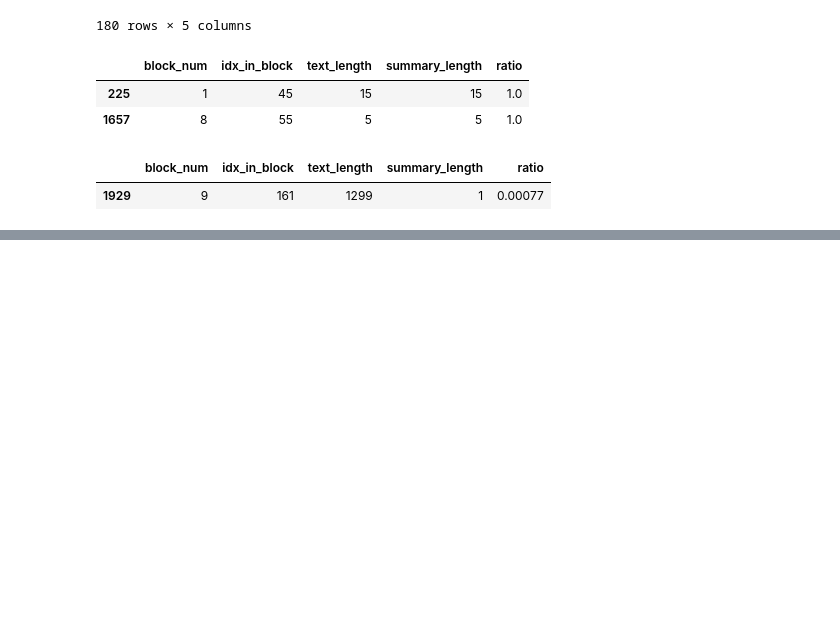
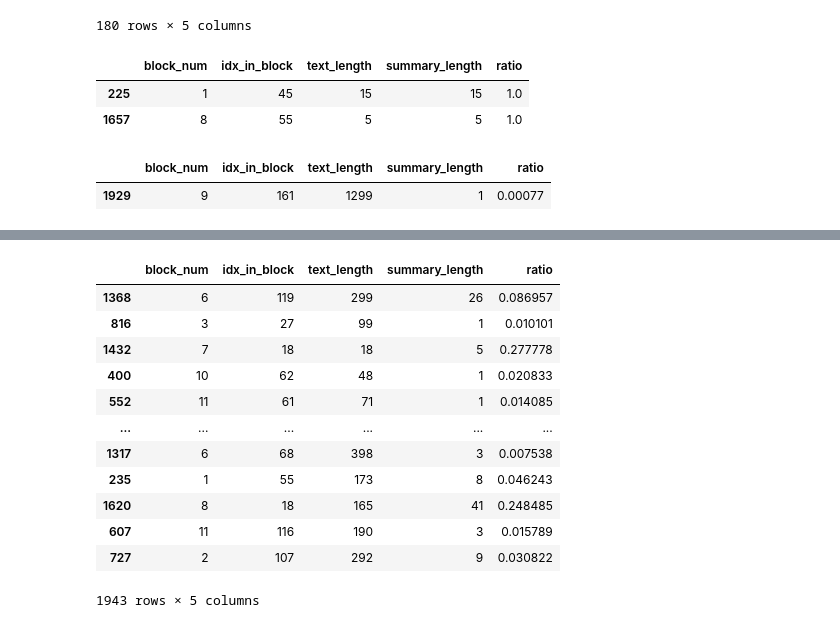
Before and after one commit to HeekangPark/MemSum-ToS, a Jupyter notebook: scrape/tosdr_stats.ipynb, the cells around one changed output, grey strips where cells are left out. Cells and saved outputs as stored; diff of their text form; code cells hidden in the pictures; blank space fills up the shorter version.

```diff
--- a/scrape/tosdr_stats.ipynb
+++ b/scrape/tosdr_stats.ipynb
@@ -142,0 +158,16 @@ df.loc[df['ratio'] == df['ratio'].min()]
+# %%
+df_shuffled.sample(frac=1, random_state=77)
+# %% [output]
+|  | block_num | idx_in_block | text_length | summary_length | ratio |
+| 1368 | 6 | 119 | 299 | 26 | 0.086957 |
+| 816 | 3 | 27 | 99 | 1 | 0.010101 |
+| 1432 | 7 | 18 | 18 | 5 | 0.277778 |
+| 400 | 10 | 62 | 48 | 1 | 0.020833 |
+| 552 | 11 | 61 | 71 | 1 | 0.014085 |
+| ... | ... | ... | ... | ... | ... |
+| 1317 | 6 | 68 | 398 | 3 | 0.007538 |
+| 235 | 1 | 55 | 173 | 8 | 0.046243 |
+| 1620 | 8 | 18 | 165 | 41 | 0.248485 |
+| 607 | 11 | 116 | 190 | 3 | 0.015789 |
+| 727 | 2 | 107 | 292 | 9 | 0.030822 |
+1943 rows × 5 columns
```
Also changed, not shown: parts of 6 cells of this notebook, 4 other files.
